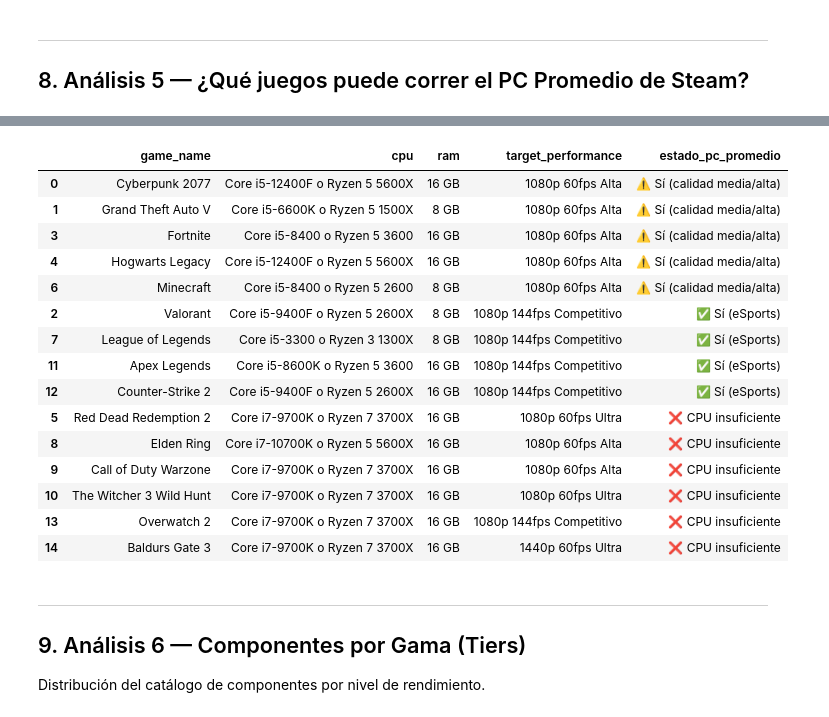
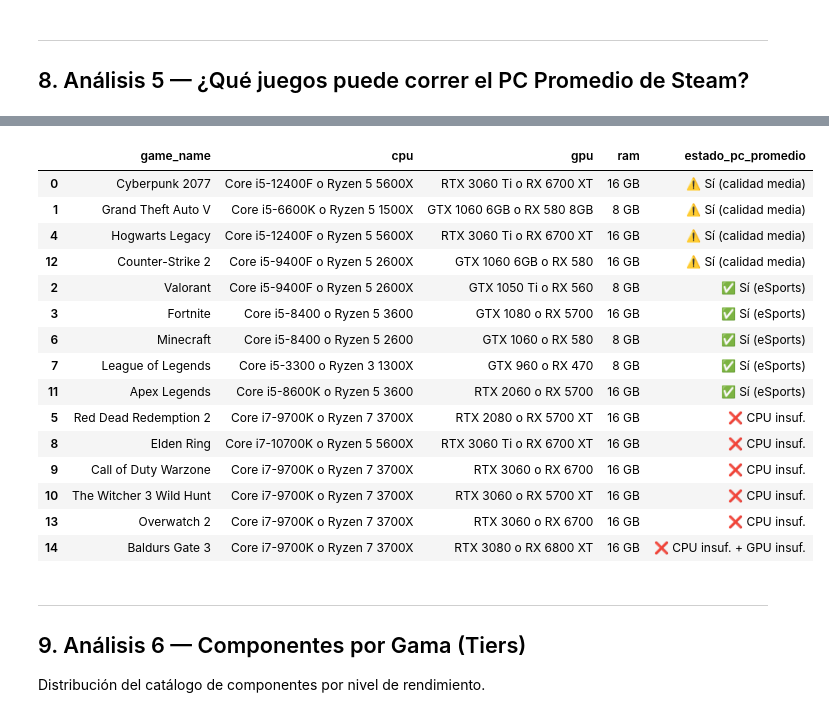
Before and after one commit to carlos31255/EV3_requerimientos_hw, a Jupyter notebook: eda/analisis.ipynb, the cells around one changed output, grey strips where cells are left out. Cells and saved outputs as stored; diff of their text form; code cells hidden in the pictures.

```diff
--- a/eda/analisis.ipynb
+++ b/eda/analisis.ipynb
@@ -319,7 +319,7 @@ if not df_build_full.empty:
     df_pivot['TOTAL'] = df_pivot.sum(axis=1)
     df_pivot = df_pivot.sort_values('TOTAL')
     # Formatear como CLP
-    display(df_pivot.applymap(lambda x: f"${x:,.0f}"))
+    display(df_pivot.map(lambda x: f"${x:,.0f}"))
 else:
     print("Sin conexión a MySQL. No se puede calcular el costo total de builds.")
 # %% [output]
@@ -334,61 +334,84 @@ Resumen de costo total por build:
 # %%
 pc_promedio = df_builds[df_builds['build_name'] == 'El PC Promedio de Steam'].iloc[0]
 
-# Sistema de tiers de CPU basado en serie
+# --- Sistema de tiers por serie de componente ---
 def cpu_tier(cpu_str):
     cpu = str(cpu_str).lower()
     if any(x in cpu for x in ['i9', 'ryzen 9']): return 4
     if any(x in cpu for x in ['i7', 'ryzen 7']): return 3
     if any(x in cpu for x in ['i5', 'ryzen 5']): return 2
     if any(x in cpu for x in ['i3', 'ryzen 3']): return 1
-    return 2  # default: gama media
+    return 2
+
+def gpu_tier(gpu_str):
+    gpu = str(gpu_str).lower()
+    if any(x in gpu for x in ['4080', '4090', '3090', '7900', '4070 ti', 'rx 6900']): return 4
+    if any(x in gpu for x in ['4070', '3080', '3070', '6800', '6700', 'rx 6750']):    return 3
+    if any(x in gpu for x in ['3060', '3050', '4060', '6600', '6500', '2060',
+                               '1070', '1080', 'rx 580', 'rx 570', '960', '970', '980']): return 2
+    return 1  # GTX 1650, 1060, HD4000, etc.
+
+def ram_gb(ram_str):
+    try:
+        return int(str(ram_str).replace('GB','').strip().split()[0])
+    except:
+        return 8
 
 tier_pc_cpu = cpu_tier(pc_promedio['cpu'])
-tier_pc_ram = int(str(pc_promedio['ram']).replace('GB','').strip().split()[0])
+tier_pc_ram = ram_gb(pc_promedio['ram'])
+tier_pc_gpu = gpu_tier(pc_promedio['gpu'])
 
-print(f"PC Promedio → CPU tier: {tier_pc_cpu} | RAM: {tier_pc_ram}GB")
+print(f"PC Promedio:")
+print(f"  CPU : {pc_promedio['cpu'].split(' o ')[0].strip()}  (tier {tier_pc_cpu})")
+print(f"  GPU : {pc_promedio['gpu'].split(' o ')[0].strip()}  (tier {tier_pc_gpu})")
+print(f"  RAM : {pc_promedio['ram']}")
 
 def puede_correr(row):
-    ram_juego = int(str(row['ram']).replace('GB','').strip().split()[0])
+    # Columnas del CSV: game_name, cpu, gpu, ram, storage, os, target_performance
+    ram_juego     = ram_gb(row['ram'])
+    cpu_juego_str = str(row['cpu']).split(' o ')[0].strip()
+    gpu_juego_str = str(row['gpu']).split(' o ')[0].strip()
 
-    # Tomamos el CPU más exigente (el primero antes del "o")
-    cpu_juego_str = str(row['cpu']).split(' o ')[0].strip()
     tier_cpu_juego = cpu_tier(cpu_juego_str)
+    tier_gpu_juego = gpu_tier(gpu_juego_str)
 
     problemas = []
     if ram_juego > tier_pc_ram:
-        problemas.append('RAM insuficiente')
+        problemas.append('RAM insuf.')
     if tier_cpu_juego > tier_pc_cpu:
-        problemas.append('CPU insuficiente')
+        problemas.append('CPU insuf.')
+    if tier_gpu_juego > tier_pc_gpu:
+        problemas.append('GPU insuf.')
 
     if problemas:
         return '❌ ' + ' + '.join(problemas)
-    elif '144fps' in str(row['target_performance']):
+    elif any(x in str(row.get('game_name', '')).lower()
+             for x in ['valorant', 'league', 'cs', 'overwatch', 'apex', 'minecraft', 'fortnite']):
         return '✅ Sí (eSports)'
     else:
-        return '⚠️ Sí (calidad media/alta)'
+        return '⚠️ Sí (calidad media)'
 
 df_games['estado_pc_promedio'] = df_games.apply(puede_correr, axis=1)
 
-# Gráfico
+# Gráfico de torta
 conteo_estado = df_games['estado_pc_promedio'].value_counts().reset_index()
 conteo_estado.columns = ['Estado', 'Cantidad de Juegos']
 
 fig_pc = px.pie(
     conteo_estado,
     names='Estado', values='Cantidad de Juegos',
-    title='¿Puede el PC Promedio de Steam correr los 15 juegos?',
     hole=0.4,
-    template='plotly_white'
+    template='plotly_white',
 )
 fig_pc.update_layout(
     title=dict(
-        text='¿Puede el PC Promedio de Steam correr los 15 juegos?<br><sup>Specs: RTX 3060 / i5-10400F / 16GB RAM</sup>',
+        text='¿Puede el PC Promedio de Steam correr los 15 juegos?<br><sup>Specs: RTX 3060 (tier 2) / i5-10400F (tier 2) / 16 GB RAM</sup>',
         x=0.5, xanchor='center'
     ),
-    margin=dict(t=80)
+    margin=dict(t=90)
 )
 fig_pc.show()
 
-display(df_games[['game_name','cpu','ram','target_performance','estado_pc_promedio']].sort_values('estado_pc_promedio'))
+# Tabla resumen
+display(df_games[['game_name','cpu','gpu','ram','estado_pc_promedio']].sort_values('estado_pc_promedio'))
 # %% [output]
@@ -396,19 +422,19 @@ PC Promedio → CPU tier: 2 | RAM: 16GB
-|  | game_name | cpu | ram | target_performance | estado_pc_promedio |
-| 0 | Cyberpunk 2077 | Core i5-12400F o Ryzen 5 5600X | 16 GB | 1080p 60fps Alta | ⚠️ Sí (calidad media/alta) |
-| 1 | Grand Theft Auto V | Core i5-6600K o Ryzen 5 1500X | 8 GB | 1080p 60fps Alta | ⚠️ Sí (calidad media/alta) |
-| 3 | Fortnite | Core i5-8400 o Ryzen 5 3600 | 16 GB | 1080p 60fps Alta | ⚠️ Sí (calidad media/alta) |
-| 4 | Hogwarts Legacy | Core i5-12400F o Ryzen 5 5600X | 16 GB | 1080p 60fps Alta | ⚠️ Sí (calidad media/alta) |
-| 6 | Minecraft | Core i5-8400 o Ryzen 5 2600 | 8 GB | 1080p 60fps Alta | ⚠️ Sí (calidad media/alta) |
-| 2 | Valorant | Core i5-9400F o Ryzen 5 2600X | 8 GB | 1080p 144fps Competitivo | ✅ Sí (eSports) |
-| 7 | League of Legends | Core i5-3300 o Ryzen 3 1300X | 8 GB | 1080p 144fps Competitivo | ✅ Sí (eSports) |
-| 11 | Apex Legends | Core i5-8600K o Ryzen 5 3600 | 16 GB | 1080p 144fps Competitivo | ✅ Sí (eSports) |
-| 12 | Counter-Strike 2 | Core i5-9400F o Ryzen 5 2600X | 16 GB | 1080p 144fps Competitivo | ✅ Sí (eSports) |
-| 5 | Red Dead Redemption 2 | Core i7-9700K o Ryzen 7 3700X | 16 GB | 1080p 60fps Ultra | ❌ CPU insuficiente |
-| 8 | Elden Ring | Core i7-10700K o Ryzen 5 5600X | 16 GB | 1080p 60fps Alta | ❌ CPU insuficiente |
-| 9 | Call of Duty Warzone | Core i7-9700K o Ryzen 7 3700X | 16 GB | 1080p 60fps Alta | ❌ CPU insuficiente |
-| 10 | The Witcher 3 Wild Hunt | Core i7-9700K o Ryzen 7 3700X | 16 GB | 1080p 60fps Ultra | ❌ CPU insuficiente |
-| 13 | Overwatch 2 | Core i7-9700K o Ryzen 7 3700X | 16 GB | 1080p 144fps Competitivo | ❌ CPU insuficiente |
-| 14 | Baldurs Gate 3 | Core i7-9700K o Ryzen 7 3700X | 16 GB | 1440p 60fps Ultra | ❌ CPU insuficiente |
+|  | game_name | cpu | gpu | ram | estado_pc_promedio |
+| 0 | Cyberpunk 2077 | Core i5-12400F o Ryzen 5 5600X | RTX 3060 Ti o RX 6700 XT | 16 GB | ⚠️ Sí (calidad media) |
+| 1 | Grand Theft Auto V | Core i5-6600K o Ryzen 5 1500X | GTX 1060 6GB o RX 580 8GB | 8 GB | ⚠️ Sí (calidad media) |
+| 4 | Hogwarts Legacy | Core i5-12400F o Ryzen 5 5600X | RTX 3060 Ti o RX 6700 XT | 16 GB | ⚠️ Sí (calidad media) |
+| 12 | Counter-Strike 2 | Core i5-9400F o Ryzen 5 2600X | GTX 1060 6GB o RX 580 | 16 GB | ⚠️ Sí (calidad media) |
+| 2 | Valorant | Core i5-9400F o Ryzen 5 2600X | GTX 1050 Ti o RX 560 | 8 GB | ✅ Sí (eSports) |
+| 3 | Fortnite | Core i5-8400 o Ryzen 5 3600 | GTX 1080 o RX 5700 | 16 GB | ✅ Sí (eSports) |
+| 6 | Minecraft | Core i5-8400 o Ryzen 5 2600 | GTX 1060 o RX 580 | 8 GB | ✅ Sí (eSports) |
+| 7 | League of Legends | Core i5-3300 o Ryzen 3 1300X | GTX 960 o RX 470 | 8 GB | ✅ Sí (eSports) |
+| 11 | Apex Legends | Core i5-8600K o Ryzen 5 3600 | RTX 2060 o RX 5700 | 16 GB | ✅ Sí (eSports) |
+| 5 | Red Dead Redemption 2 | Core i7-9700K o Ryzen 7 3700X | RTX 2080 o RX 5700 XT | 16 GB | ❌ CPU insuf. |
+| 8 | Elden Ring | Core i7-10700K o Ryzen 5 5600X | RTX 3060 Ti o RX 6700 XT | 16 GB | ❌ CPU insuf. |
+| 9 | Call of Duty Warzone | Core i7-9700K o Ryzen 7 3700X | RTX 3060 o RX 6700 | 16 GB | ❌ CPU insuf. |
+| 10 | The Witcher 3 Wild Hunt | Core i7-9700K o Ryzen 7 3700X | RTX 3060 o RX 5700 XT | 16 GB | ❌ CPU insuf. |
+| 13 | Overwatch 2 | Core i7-9700K o Ryzen 7 3700X | RTX 3060 o RX 6700 | 16 GB | ❌ CPU insuf. |
+| 14 | Baldurs Gate 3 | Core i7-9700K o Ryzen 7 3700X | RTX 3080 o RX 6800 XT | 16 GB | ❌ CPU insuf. + GPU insuf. |
 # %% [markdown]
 ---
 ## 9. Análisis 6 — Componentes por Gama (Tiers)
```
Also changed, not shown: parts of 3 cells of this notebook.
